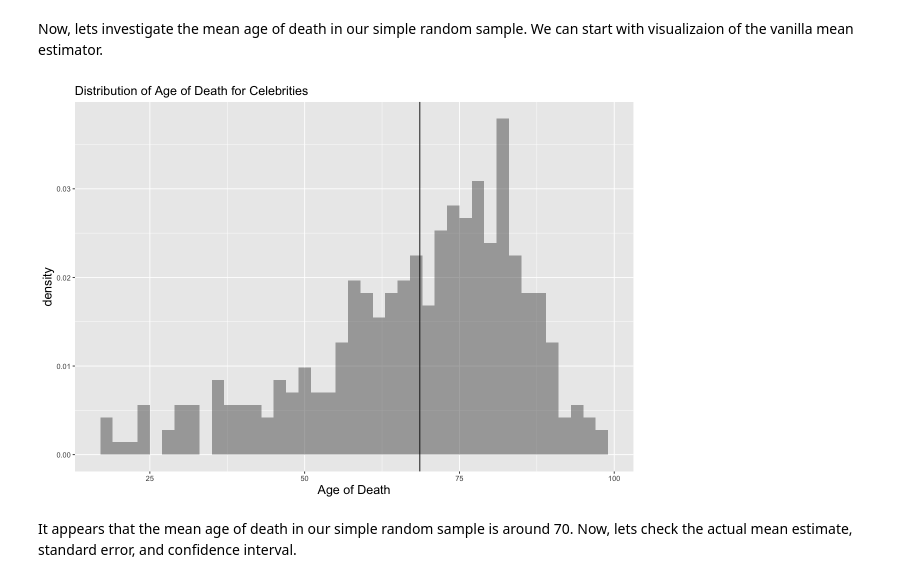
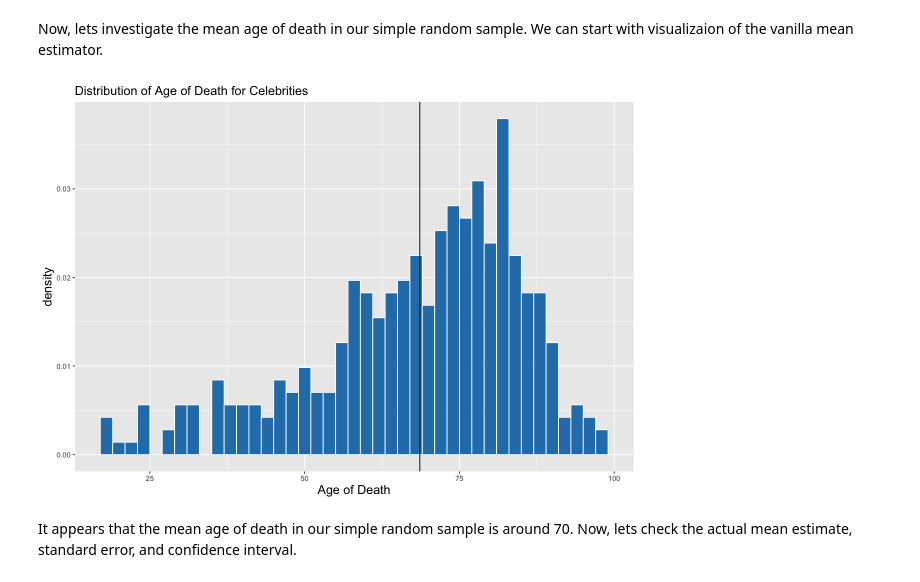
Before and after one commit to jjadeb/STAT334-Project, a Jupyter notebook: STAT344 Group Project-Copy1.ipynb, the cells around one changed output. Cells and saved outputs as stored; diff of their text form; code cells hidden in the pictures.

Commit message:
Additional analysis edits to visualization

```diff
--- a/STAT344 Group Project-Copy1.ipynb
+++ b/STAT344 Group Project-Copy1.ipynb
@@ -572,16 +572,15 @@ It was interesting to see the different in proportion estimates between the stra
 Now, lets investigate the mean age of death in our simple random sample. We can start with visualizaion of the vanilla mean estimator.
 # %%
 plot_both <- ggplot(age_srs, aes(x = Age.of.death)) +
-    geom_histogram(binwidth = 2, alpha = 0.5, position = "identity", aes(y = ..density..)) +
+    geom_histogram(binwidth = 2, alpha = 0.9, position = "identity", aes(y = ..density..), colour = "#FFFFFF", fill="#0072B2") +
     xlab("Age of Death") +
     geom_vline(aes(xintercept = mean(Age.of.death))) +
     ggtitle("Distribution of Age of Death for Celebrities") +
     theme(axis.title = element_text(size = 15)) +
     theme(plot.title = element_text(size = 15))
+plot_both
+# %% [output]
+[figure, added]
-# %%
-plot_both
-# %% [output]
-[figure, removed]
 # %% [markdown]
 It appears that the mean age of death in our simple random sample is around 70. Now, lets check the actual mean estimate, standard error, and confidence interval.
 # %% [markdown]
```
Also changed, not shown: parts of 6 cells of this notebook.
